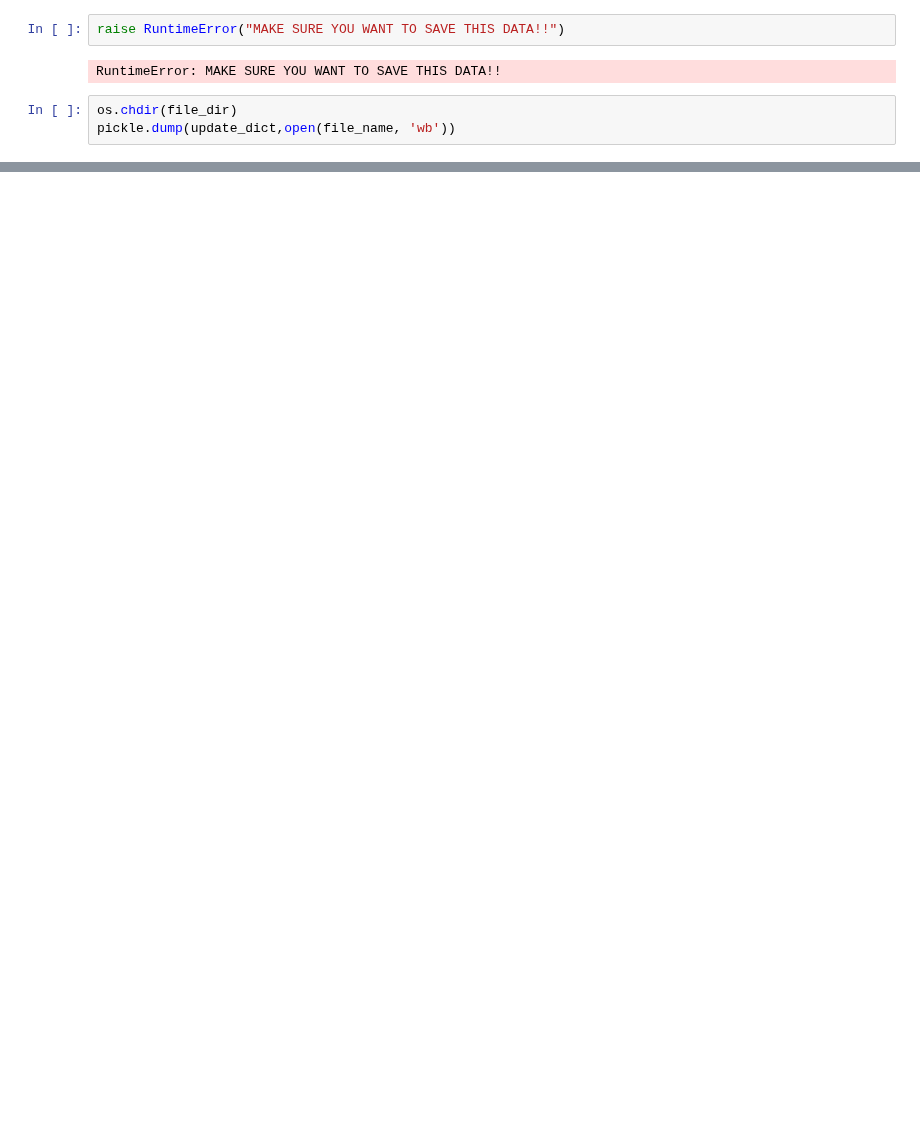
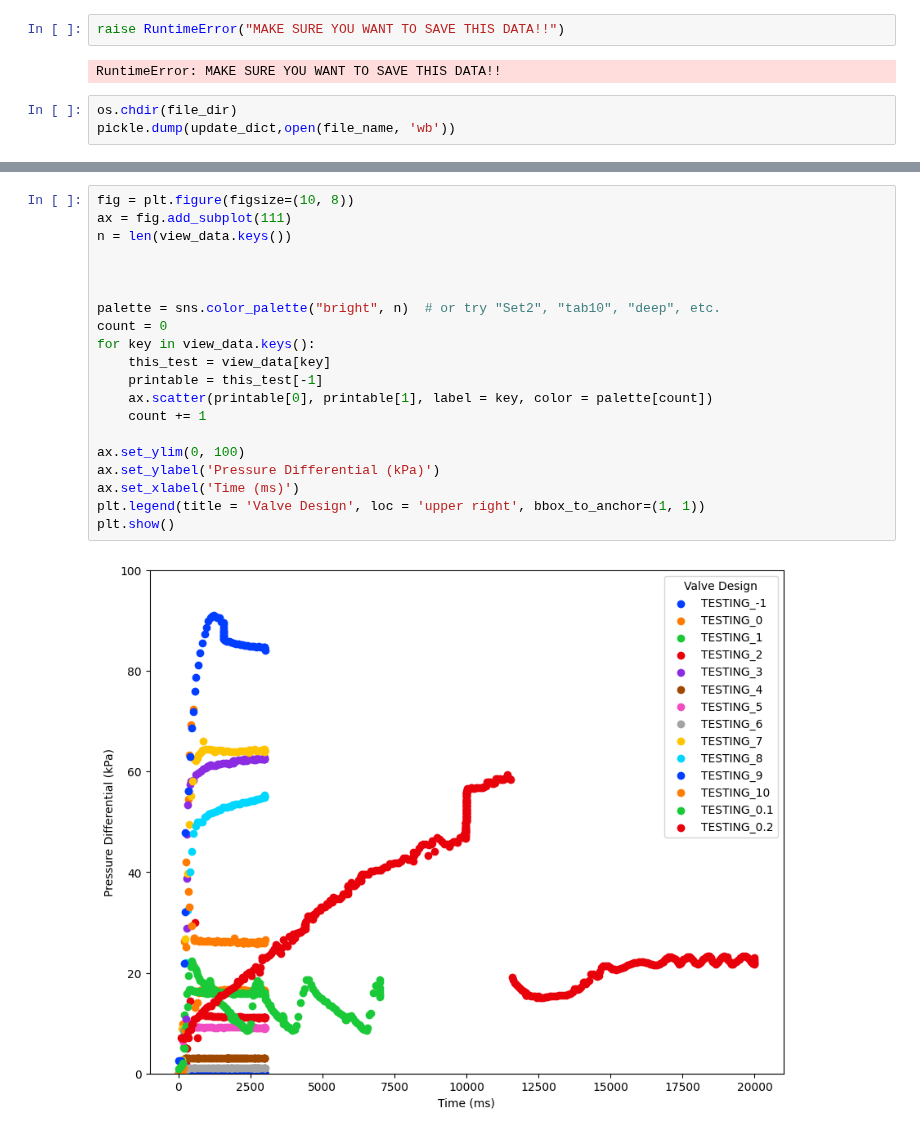
Before and after one commit to c-y-i/Mod_DOE, a Jupyter notebook: Run_Valve_Experiment.ipynb, the cells around one changed output, grey strips where cells are left out. Drawn from its saved outputs; the diff is of its cells as text; blank space fills up the shorter version.

```diff
--- a/Run_Valve_Experiment.ipynb
+++ b/Run_Valve_Experiment.ipynb
@@ -118,0 +153,22 @@ pickle.dump(update_dict,open(file_name, 'wb'))
+# %%
+fig = plt.figure(figsize=(10, 8))
+ax = fig.add_subplot(111)
+n = len(view_data.keys())
+
+
+
+palette = sns.color_palette("bright", n)  # or try "Set2", "tab10", "deep", etc.
+count = 0
+for key in view_data.keys():
+    this_test = view_data[key]
+    printable = this_test[-1]
+    ax.scatter(printable[0], printable[1], label = key, color = palette[count])
+    count += 1
+
+ax.set_ylim(0, 100)
+ax.set_ylabel('Pressure Differential (kPa)')
+ax.set_xlabel('Time (ms)')
+plt.legend(title = 'Valve Design', loc = 'upper right', bbox_to_anchor=(1, 1))
+plt.show()
+# %% [output]
+[figure, added]
```
Also changed, not shown: parts of 16 cells of this notebook, 2 other files.
